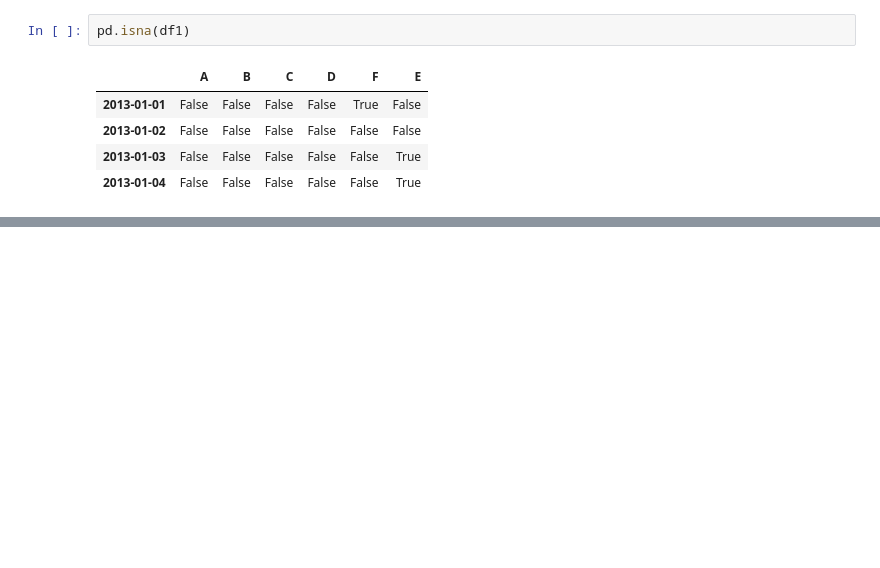
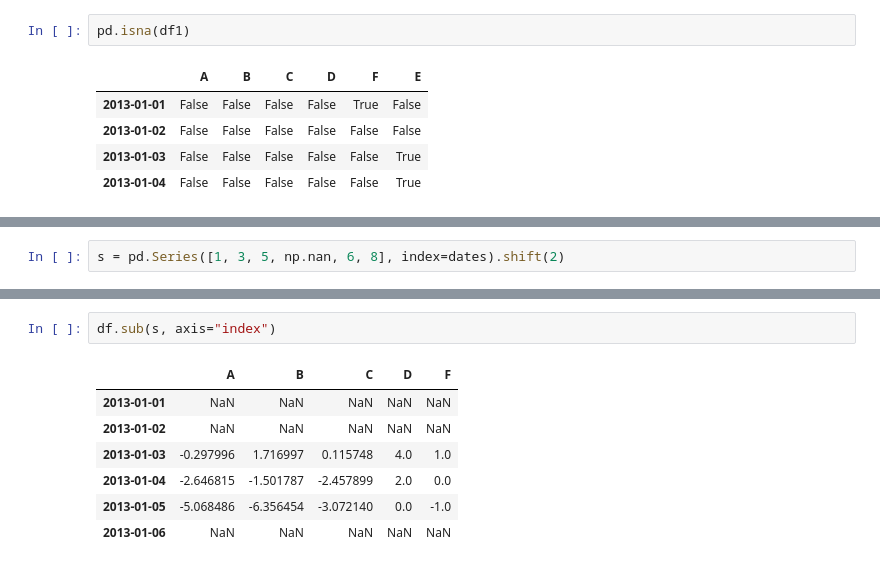
Before and after one commit to namsuhyeong/pandas, a Jupyter notebook: 10_minutes_to_pandas.ipynb, the cells around one changed output, grey strips where cells are left out. Cells and saved outputs as stored; diff of their text form; blank space fills up the shorter version.

```diff
--- a/10_minutes_to_pandas.ipynb
+++ b/10_minutes_to_pandas.ipynb
@@ -350,0 +368,2 @@ pd.isna(df1)
+# %%
+s = pd.Series([1, 3, 5, np.nan, 6, 8], index=dates).shift(2)
@@ -350,0 +380,10 @@ pd.isna(df1)
+# %%
+df.sub(s, axis="index")
+# %% [output]
+|  | A | B | C | D | F |
+| 2013-01-01 | NaN | NaN | NaN | NaN | NaN |
+| 2013-01-02 | NaN | NaN | NaN | NaN | NaN |
+| 2013-01-03 | -0.297996 | 1.716997 | 0.115748 | 4.0 | 1.0 |
+| 2013-01-04 | -2.646815 | -1.501787 | -2.457899 | 2.0 | 0.0 |
+| 2013-01-05 | -5.068486 | -6.356454 | -3.072140 | 0.0 | -1.0 |
+| 2013-01-06 | NaN | NaN | NaN | NaN | NaN |
```
Also changed, not shown: parts of 40 cells of this notebook.
